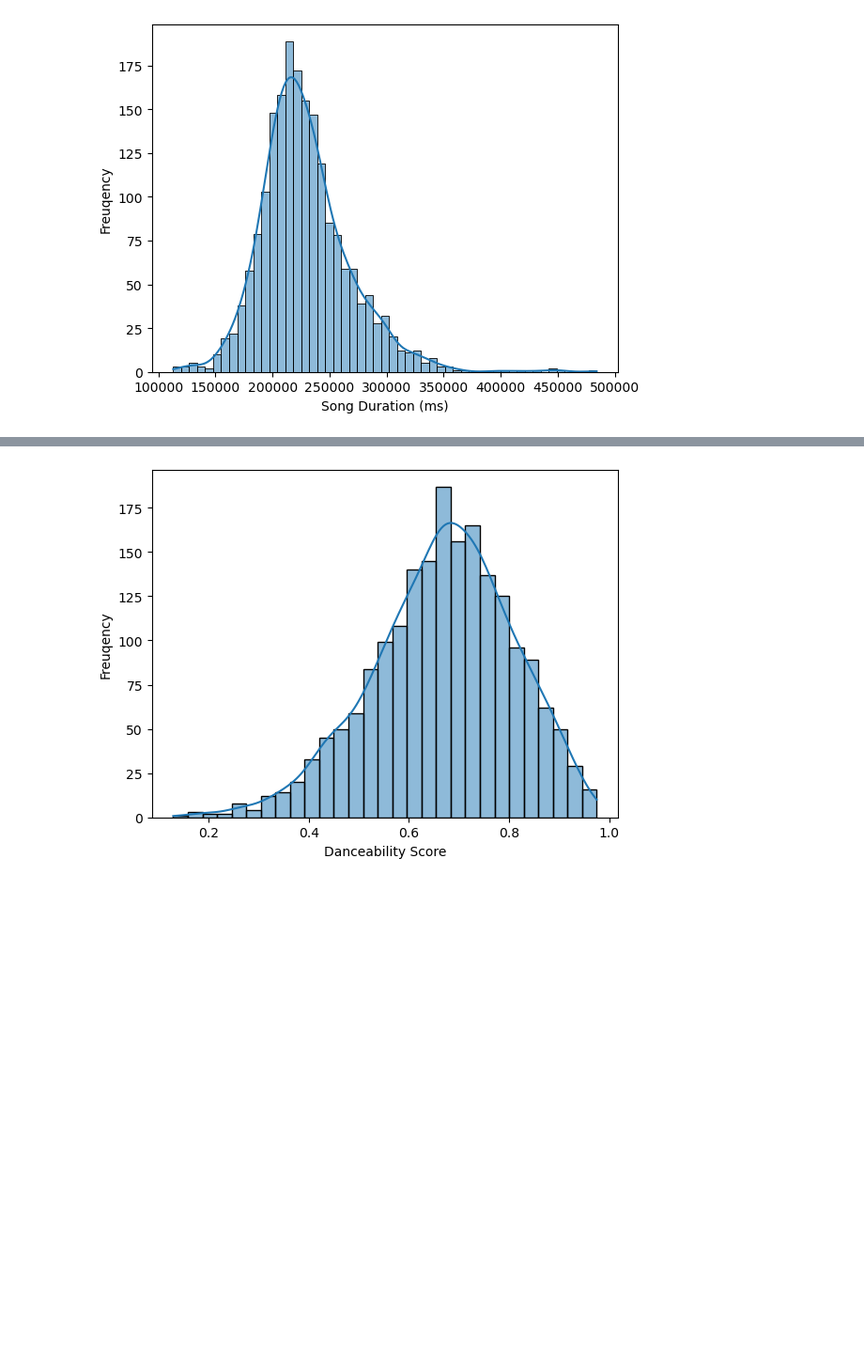
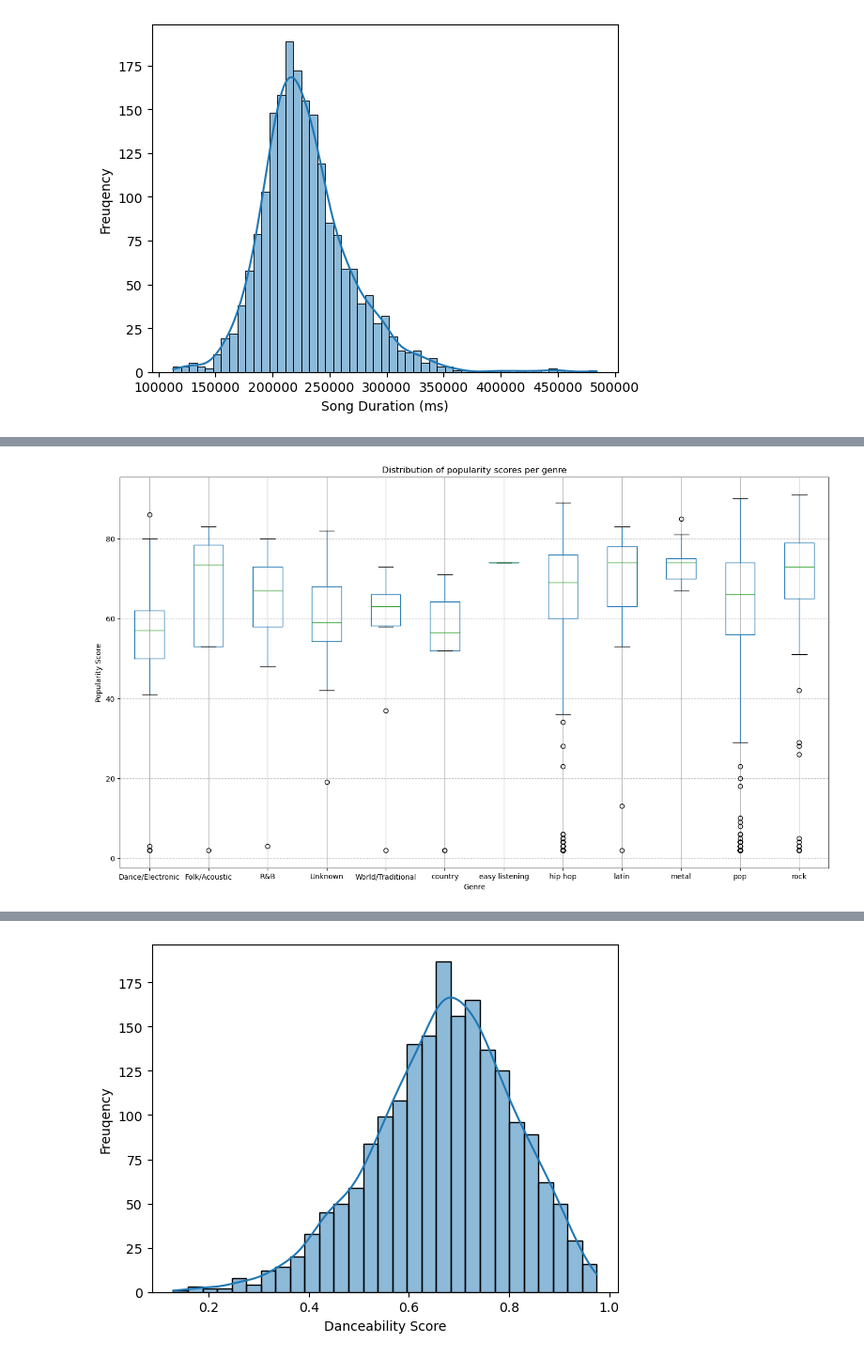
Before and after one commit to antoniasunseri/Spotify-Analysis, a Jupyter notebook: Spotify_Analysis_Sunseri_Kumarapeli.ipynb, the cells around one changed output, grey strips where cells are left out. Shown at 94% size. Drawn from its saved outputs; the diff is of its cells as text; code cells hidden in the pictures; blank space fills up the shorter version.

```diff
--- a/Spotify_Analysis_Sunseri_Kumarapeli.ipynb
+++ b/Spotify_Analysis_Sunseri_Kumarapeli.ipynb
@@ -173,0 +202,15 @@ In left skewed data, the median > mean. In the statistics computed for 'populari
+# %%
+# Creating the box plot using object-oriented approach
+fig, ax = plt.subplots(figsize=(17, 10))
+
+dataframe_filtered.boxplot(column='popularity', by='primary_genre', ax=ax)
+ax.set_title('Distribution of popularity scores per genre')
+ax.set_xlabel('Genre')
+ax.set_ylabel('Popularity Score')
+plt.suptitle('')
+ax.grid(axis='y', linestyle='--', alpha=0.7)
+
+# Display the plot
+plt.show()
+# %% [output]
+[figure, added]
```
Also changed, not shown: parts of 64 cells of this notebook.
